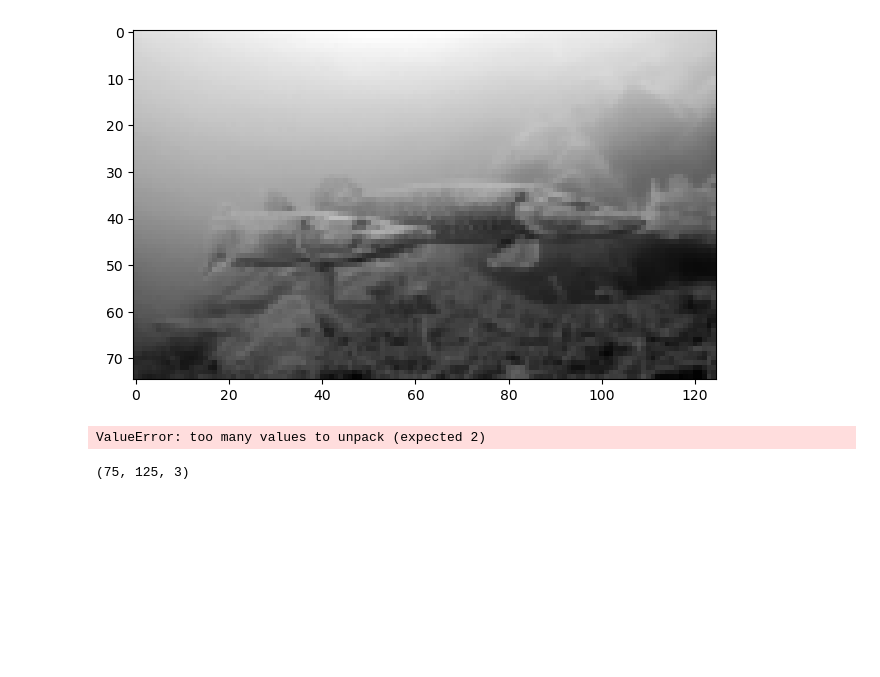
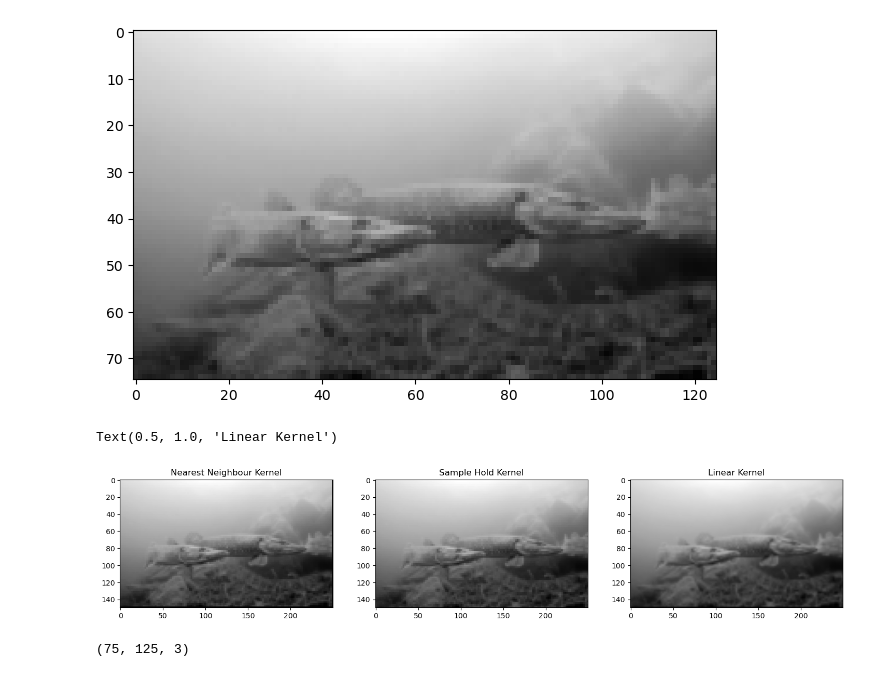
Before and after one commit to hjjakubowski/SIOC_LAB, a Jupyter notebook: Lab 4/2D interpolation.ipynb, the cells around one changed output. Cells and saved outputs as stored; diff of their text form; code cells hidden in the pictures; blank space fills up the shorter version.

```diff
--- a/Lab 4/2D interpolation.ipynb
+++ b/Lab 4/2D interpolation.ipynb
@@ -46,18 +55,27 @@ szczupak.shape
 [figure]
 # %%
 
-hn_interp = image_interpolate2d(szczupak, ratio=4, kernel_function=nearest_neighbour_kernel)
-hs_interp = image_interpolate2d(szczupak, ratio=4, kernel_function=sample_hold_kernel)
-plt.subplot(1, 2, 1)
+hn_interp = image_interpolate2d(szczupak, ratio=2, kernel_function=nearest_neighbour_kernel)
+hs_interp = image_interpolate2d(szczupak, ratio=2, kernel_function=sample_hold_kernel)
+hl_interp = image_interpolate2d(szczupak, ratio=2, kernel_function= linear_kernel)
+
+plt.figure(figsize=(18,6))
+
+plt.subplot(1, 3, 1)
 plt.imshow(hn_interp, cmap="gray")
 plt.title("Nearest Neighbour Kernel")
 
 
-plt.subplot(1, 2, 2)
+plt.subplot(1, 3, 2)
 plt.imshow(hs_interp, cmap="gray")
 plt.title("Sample Hold Kernel")
+
+plt.subplot(1, 3, 3)
+plt.imshow(hl_interp, cmap="gray")
+plt.title("Linear Kernel")
 # %% [output]
-ValueError: too many values to unpack (expected 2)
+Text(0.5, 1.0, 'Linear Kernel')
+[figure, added]
 # %%
 szczupak = io.imread('szczupak.jpg')
 szczupak = transform.resize(szczupak, output_shape=(75,125))
```
Also changed, not shown: parts of 5 cells of this notebook, 2 other files.
